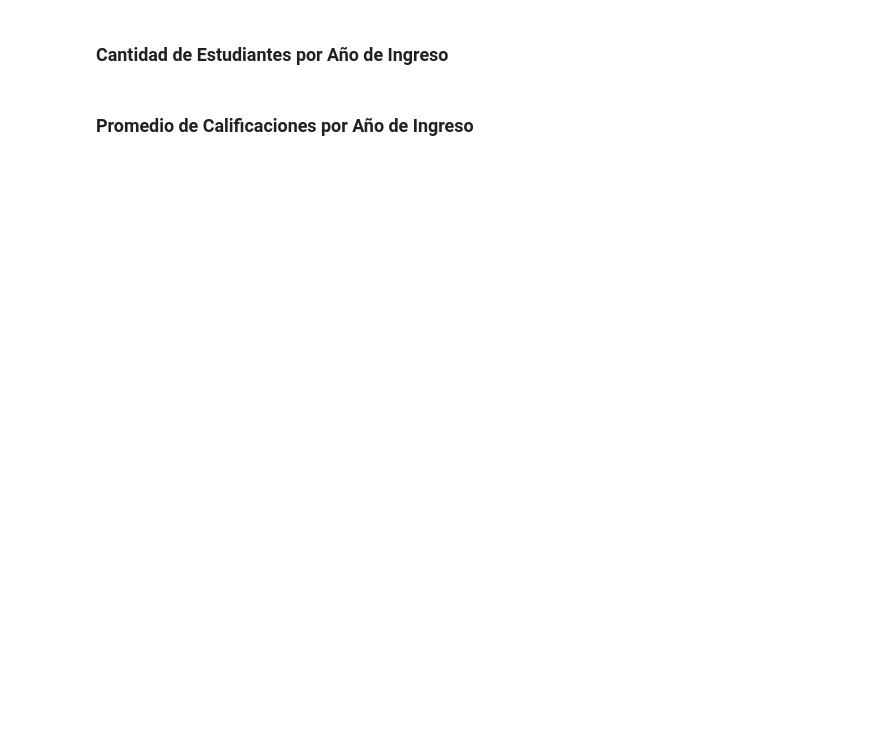
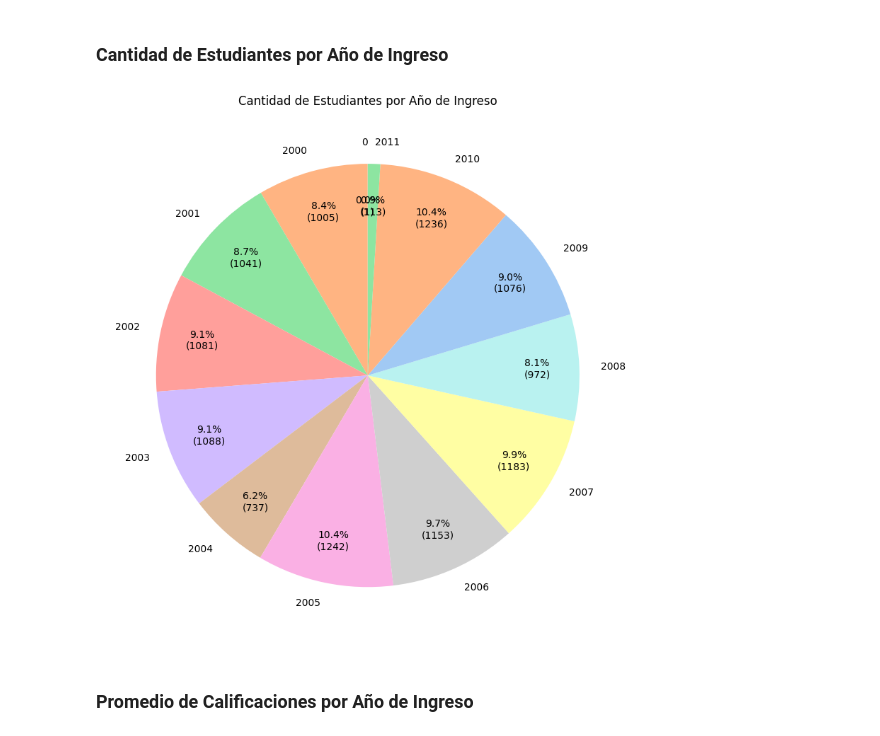
Before and after one commit to DerverG/Equipo-Celeste, a Jupyter notebook: Analisis.ipynb, the cells around one changed output. Saved outputs shown, nothing was run; the diff lists cells and outputs as text; code cells hidden in the pictures; blank space fills up the shorter version.

```diff
--- a/Analisis.ipynb
+++ b/Analisis.ipynb
@@ -604,4 +667,23 @@ df
 # %% [markdown]
 ### Cantidad de Estudiantes por Año de Ingreso
+# %%
+# Contar estudiantes por año de ingreso
+conteo_anio_ingreso = df['year_ingreso'].value_counts().sort_index()
+
+plt.figure(figsize=(8, 8))
+plt.pie(
+    conteo_anio_ingreso,
+    labels=[str(a) for a in conteo_anio_ingreso.index],
+    autopct=lambda pct: f'{pct:.1f}%\n({int(pct * conteo_anio_ingreso.sum() / 100)})',
+    colors=sns.color_palette('pastel'),
+    startangle=90,
+    pctdistance=0.8,
+    labeldistance=1.1
+)
+plt.title('Cantidad de Estudiantes por Año de Ingreso')
+plt.tight_layout()
+plt.show()
+# %% [output]
+[figure, added]
 # %% [markdown]
 ### Promedio de Calificaciones por Año de Ingreso
```
Also changed, not shown: parts of 5 cells of this notebook, 1 other file.
